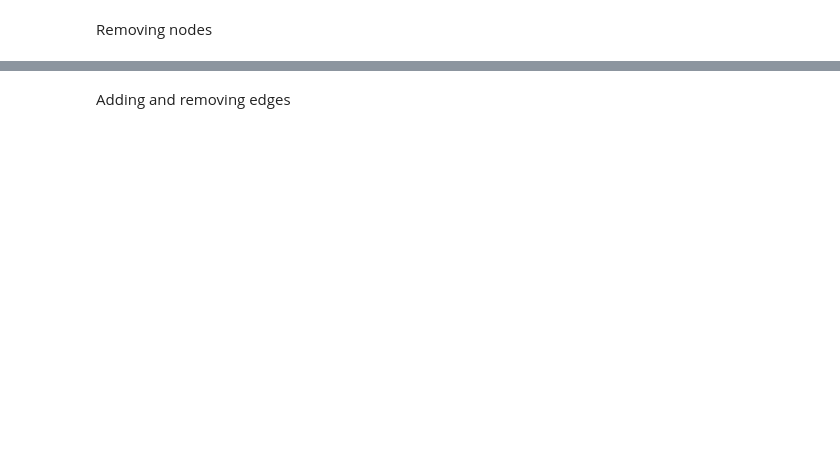
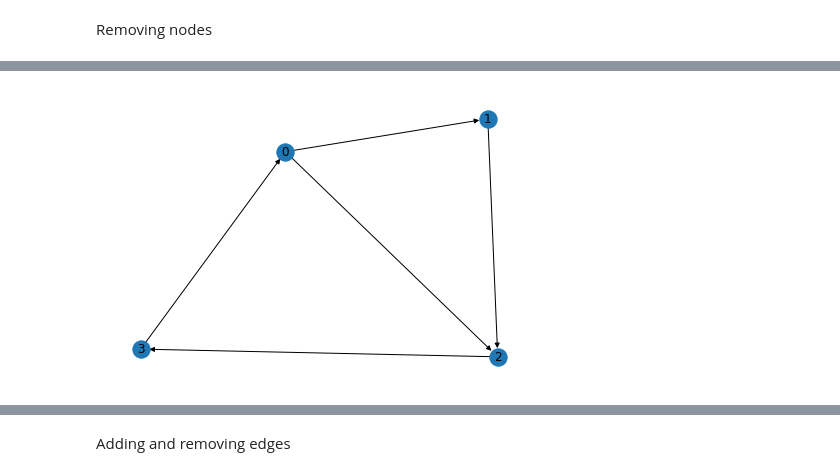
Before and after one commit to maxuw/som-graph, a Jupyter notebook: networkx.ipynb, the cells around one changed output, grey strips where cells are left out. Cells and saved outputs as stored; diff of their text form; code cells hidden in the pictures; blank space fills up the shorter version.

```diff
--- a/networkx.ipynb
+++ b/networkx.ipynb
@@ -17,0 +44,8 @@ g
+# %%
+j.add_edge(3, 0)
+# %%
+j.add_edge(1, 2)
+# %%
+w_edge = tuple([0,2, 0.5])
+# %%
+j.add_weighted_edges_from([w_edge])
@@ -17,0 +61,6 @@ g
+# %%
+nx.draw(j, with_labels=True)
+plt.draw()
+plt.show()
+# %% [output]
+[figure, added]
```
Also changed, not shown: parts of 22 cells of this notebook, 3 other files.
